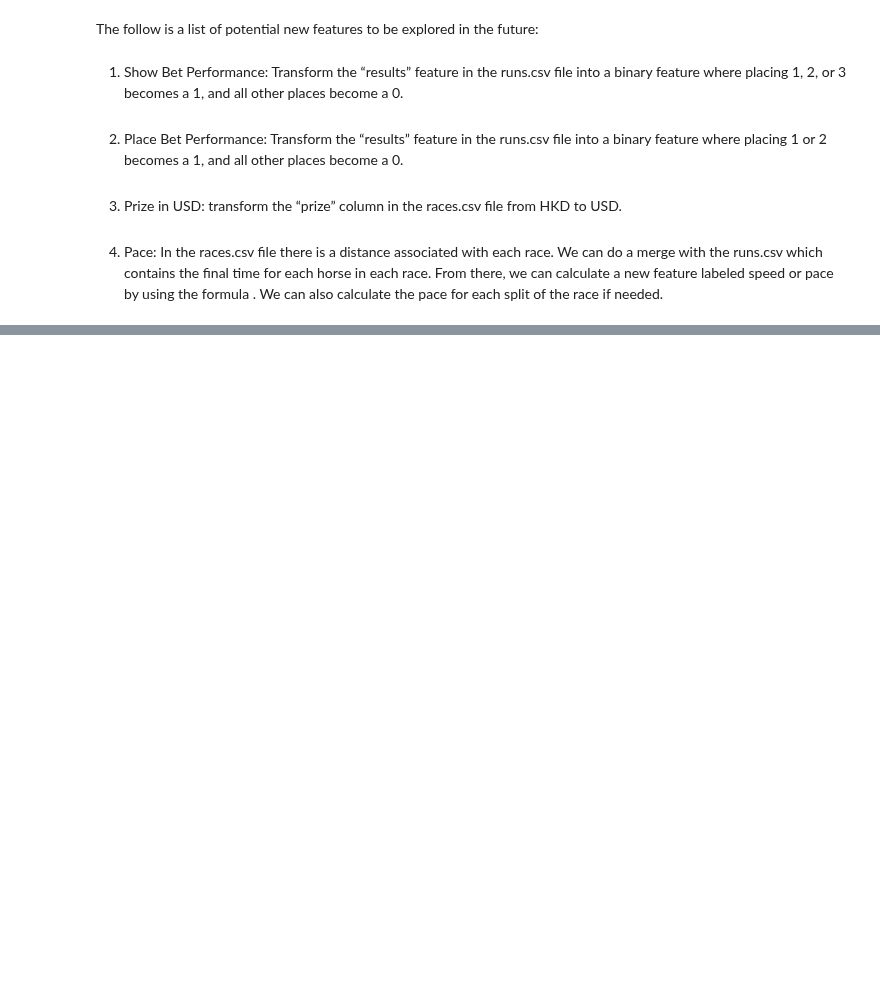
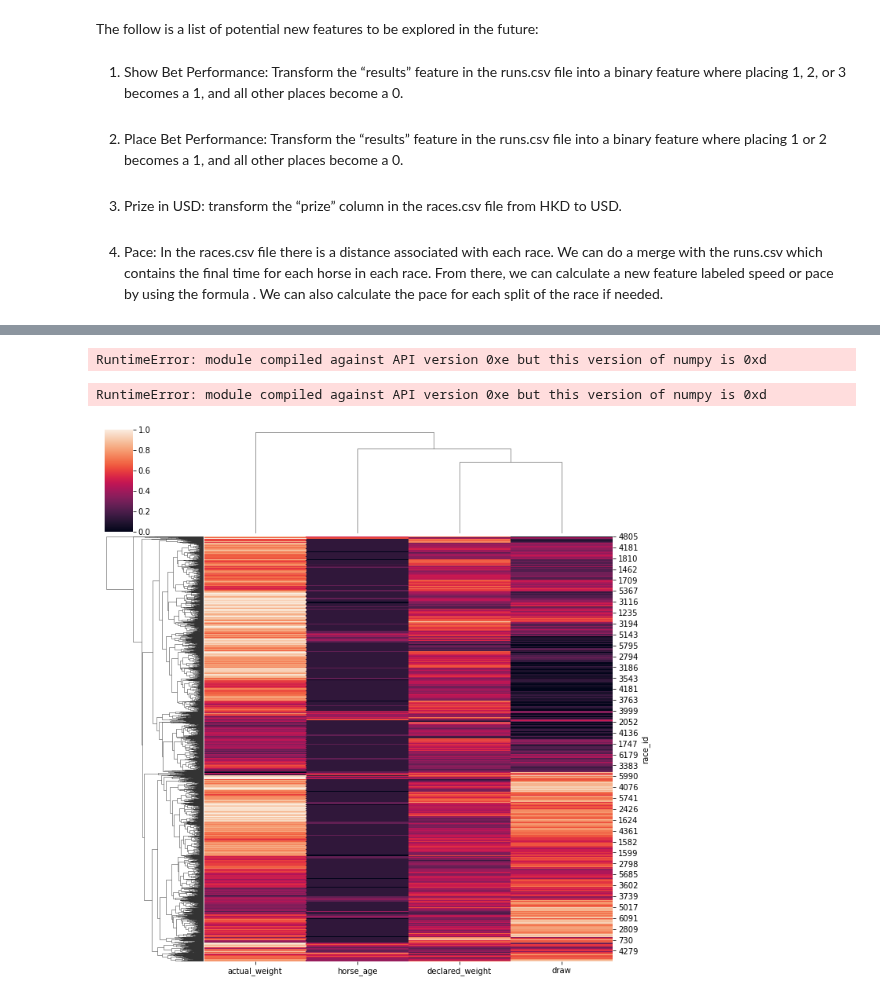
Before and after one commit to C-Stewart-GH/Hong_Kong_Horse_Racing_Project, a Jupyter notebook: Project1/Lab1_Group.ipynb, the cells around one changed output, grey strips where cells are left out. Cells and saved outputs as stored; diff of their text form; code cells hidden in the pictures; blank space fills up the shorter version.

```diff
--- a/Project1/Lab1_Group.ipynb
+++ b/Project1/Lab1_Group.ipynb
@@ -322,0 +348,9 @@ The follow is a list of potential new features to be explored in the future:
+# %%
+heatmap = runs_df[['horse_age','declared_weight','actual_weight','draw']]
+heatmapsamp = heatmap.sample(frac = .5, random_state = 1)
+sns.clustermap(heatmapsamp,standard_scale = 1)
+None
+# %% [output]
+RuntimeError: module compiled against API version 0xe but this version of numpy is 0xd
+RuntimeError: module compiled against API version 0xe but this version of numpy is 0xd
+[figure, added]
```
Also changed, not shown: parts of 11 cells of this notebook.
